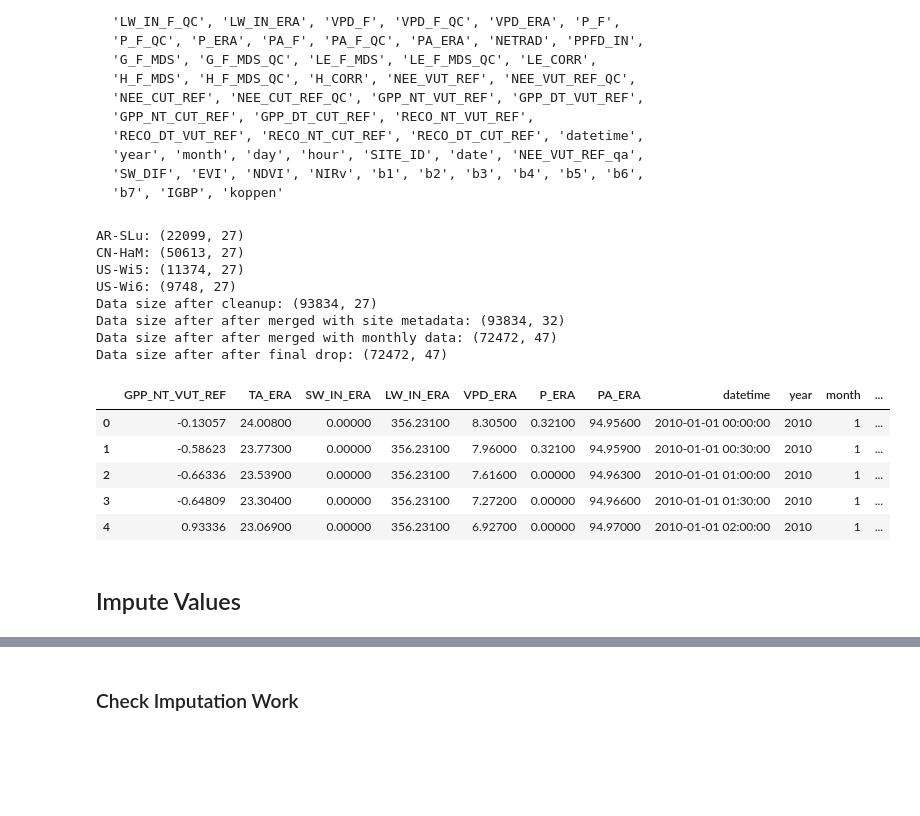
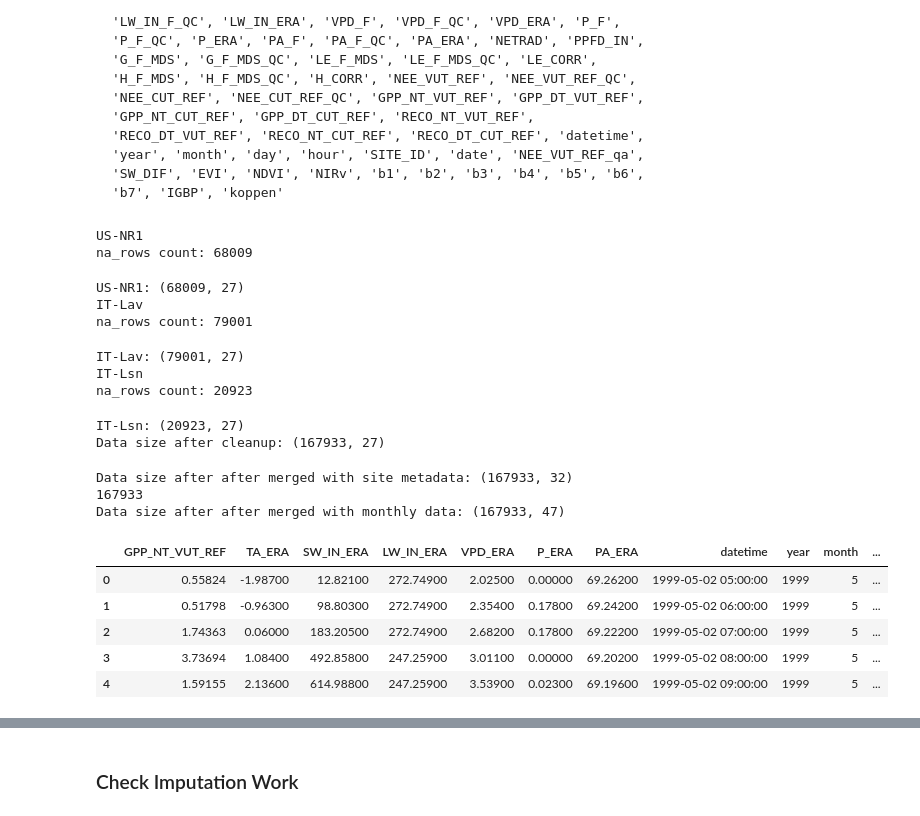
Before and after one commit to jcalz23/co2-flux-hourly-gpp-modeling, a Jupyter notebook: code/src/preprocessing/baseline-data-pipeline-v1-impute.ipynb, the cells around one changed output, grey strips where cells are left out. Saved outputs shown, nothing was run; the diff lists cells and outputs as text; code cells hidden in the pictures; blank space fills up the shorter version.

```diff
--- a/code/src/preprocessing/baseline-data-pipeline-v1-impute.ipynb
+++ b/code/src/preprocessing/baseline-data-pipeline-v1-impute.ipynb
@@ -145,12 +134,13 @@ Name: monthly_data_available, dtype: int64
 # Load site metadata
 included_site_features = ['site_id', 'filename', 'lat', 'long', #'elevation', <---- REMOVED
                           'koppen_sub', 'koppen_main', 'koppen_name',
-                          'c3c4', 'c4_percent']
+                          'c3c4', 'c4_percent', 'monthly_data_available']
 site_metadata_df = pd.read_csv(site_metadata_filename, usecols = included_site_features)
 
 # only focus on target sites
-site_metadata_df = site_metadata_df.loc[site_metadata_df['site_id'].isin(train_sites + test_sites)]
+site_metadata_df = site_metadata_df.loc[(site_metadata_df['site_id'].isin(train_sites + test_sites)) & (site_metadata_df['monthly_data_available']=='Yes'), ]
 print(f"size:{site_metadata_df.shape}")
+site_metadata_df.drop(columns='monthly_data_available', inplace=True)
 site_metadata_df.reset_index(inplace=True, drop=True)
 site_metadata_df
 # %% [output]
@@ -182,7 +159,7 @@ monthly_df = pd.read_csv(monthly_data_filename)
 monthly_df = monthly_df.loc[monthly_df['SITE_ID'].isin(train_sites + test_sites)]
 print(f"size:{monthly_df.shape}")
 monthly_df.reset_index(inplace=True, drop=True)
-monthly_df[['year','month', 'TIMESTAMP']] = monthly_df[['year','month', 'TIMESTAMP']].astype('int')
+monthly_df[['year','month']] = monthly_df[['year','month']].astype('int')
 monthly_df[['MODIS_LC']] = monthly_df[['MODIS_LC']].astype('int')
 monthly_df.head()
 # %% [output]
@@ -214,16 +218,17 @@ All available features from Half=hourly data:
 # %%
-def data_cleanup_new(data_dir, site_id_file_df, target, target_qc, features):
+def data_cleanup_new(data_dir, site_id_file_df, target, target_qc, features, imp_cols, k=5, weights='uniform', n=50000):
   data_df = None
   # qc_flag_dtype = CategoricalDtype([0, 1, 2, 3], ordered=True)
   qc_flags_features = [s for s in features if "_QC" in s]
 
   # Iterate through each site:
-  for i, r in site_id_file_df.iterrows():
+  for i, r in tqdm(site_id_file_df.iterrows()):
     if not r.filename or type(r.filename) != type(""):
       print(f'\nERROR: {r.site_id} is mssing hourly data.')
       continue
 
     # Get only `features` from file
+    print(r.site_id)
     local_filename = data_dir + os.sep + r.filename
     site_df = pd.read_csv(local_filename, usecols = [target, target_qc] + features)
     site_df['datetime'] = pd.to_datetime(site_df['datetime'])
@@ -233,8 +238,11 @@ def data_cleanup_new(data_dir, site_id_file_df, target, target_qc, features):
       site_df[qc_flags_features] = site_df[qc_flags_features].astype('int')
     site_df['site_id'] = r.site_id
 
-    # Remove zero or negative SW <------------- RETHINK LATER
-    site_df.drop(site_df[site_df['SW_IN_ERA'] <= 0].index, inplace = True)
+    # Move from HH to H level
+    site_df = site_df.loc[site_df['datetime'].dt.minute == 0, ].copy()
+
+    # Remove zero or negative SW
+    #site_df.drop(site_df[site_df['SW_IN_ERA'] <= 0].index, inplace = True) #<-------------- REMOVE OR EDIT LOGIC LATER?
 
     # Drop rows with NAs for Target Variable
     site_df.dropna(subset=[target], axis=0, inplace=True)
@@ -244,57 +252,67 @@ def data_cleanup_new(data_dir, site_id_file_df, target, target_qc, features):
     site_df.drop([target_qc], axis=1, inplace=True)
 
     # Drop rows with any NA
-    #site_df.dropna(axis=0, inplace=True) <-------------- REMOVED
+    #site_df.dropna(axis=0, inplace=True)
 
+    # Impute missing values
+    site_df = knn_impute(site_df, imp_cols, k, weights, n) # <------ can use weights='distance' as well
+
+    # Handle DF
     print(f"{r.site_id}: {site_df.shape}")
     if type(data_df) == type(None):
       data_df = site_df
     else:
       data_df = pd.concat([data_df, site_df])
 
+
   return data_df
+# %%
+# Initial data clean and feature selections from raw data
+data_df = data_cleanup_new(raw_data_dir, site_metadata_df[['site_id','filename']],
+                target_variable, target_variable_qc, included_features,
+                knn_imp_cols, k=3, weights='uniform', n=20000)
+print(f"Data size after cleanup: {data_df.shape}")
+# %% [output]
+US-NR1
+na_rows count: 68009
+US-NR1: (68009, 27)
+IT-Lav
+na_rows count: 79001
+IT-Lav: (79001, 27)
+IT-Lsn
+na_rows count: 20923
+IT-Lsn: (20923, 27)
+Data size after cleanup: (167933, 27)
 # %%
-# Initial data clean and feature selections from raw data
-data_df = data_cleanup_new(raw_data_dir, site_metadata_df[['site_id','filename']],
-                  target_variable, target_variable_qc,
-                  included_features)
-print(f"Data size after cleanup: {data_df.shape}")
-
 # Merge with site metadata
 data_df = merge_site_metadata(data_df, site_metadata_df.drop(['filename', 'koppen_main', 'koppen_name'], axis=1))
 print(f"Data size after after merged with site metadata: {data_df.shape}")
 
 # Merge with monthly data
-data_df = data_df.merge(monthly_df.drop(['date', 'TIMESTAMP'], axis=1), how='inner', # <----------------------- CHANGED TO INNER BC MONTHLY DATA ISN'T FOR EVERY SITE (present for 243 out of ~280)
+print(len(data_df))
+data_df = data_df.merge(monthly_df.drop('datetime', axis=1), how='left',
                         left_on =['site_id', 'year', 'month'],
                         right_on=['SITE_ID', 'year', 'month'])
 data_df.drop('SITE_ID', axis=1, inplace=True)
 print(f"Data size after after merged with monthly data: {data_df.shape}")
 
 # Drop rows with NA
 #check_and_drop_na(data_df) # <----------------------------- REMOVED
-print(f"Data size after after final drop: {data_df.shape}")
+#print(f"Data size after after final drop: {data_df.shape}")
 
 #reorder columns
 features = data_df.columns.to_list()
 features.remove(target_variable)
 data_df = data_df[([target_variable] + features)]
 
 display(data_df.head())
 # %% [output]
-AR-SLu: (22099, 27)
-CN-HaM: (50613, 27)
-US-Wi5: (11374, 27)
-US-Wi6: (9748, 27)
-Data size after cleanup: (93834, 27)
-Data size after after merged with site metadata: (93834, 32)
-Data size after after merged with monthly data: (72472, 47)
-Data size after after final drop: (72472, 47)
+Data size after after merged with site metadata: (167933, 32)
+167933
+Data size after after merged with monthly data: (167933, 47)
 |  | GPP_NT_VUT_REF | TA_ERA | SW_IN_ERA | LW_IN_ERA | VPD_ERA | P_ERA | PA_ERA | datetime | year | month | ... |
-| 0 | -0.13057 | 24.00800 | 0.00000 | 356.23100 | 8.30500 | 0.32100 | 94.95600 | 2010-01-01 00:00:00 | 2010 | 1 | ... |
-| 1 | -0.58623 | 23.77300 | 0.00000 | 356.23100 | 7.96000 | 0.32100 | 94.95900 | 2010-01-01 00:30:00 | 2010 | 1 | ... |
-| 2 | -0.66336 | 23.53900 | 0.00000 | 356.23100 | 7.61600 | 0.00000 | 94.96300 | 2010-01-01 01:00:00 | 2010 | 1 | ... |
-| 3 | -0.64809 | 23.30400 | 0.00000 | 356.23100 | 7.27200 | 0.00000 | 94.96600 | 2010-01-01 01:30:00 | 2010 | 1 | ... |
-| 4 | 0.93336 | 23.06900 | 0.00000 | 356.23100 | 6.92700 | 0.00000 | 94.97000 | 2010-01-01 02:00:00 | 2010 | 1 | ... |
+| 0 | 0.55824 | -1.98700 | 12.82100 | 272.74900 | 2.02500 | 0.00000 | 69.26200 | 1999-05-02 05:00:00 | 1999 | 5 | ... |
+| 1 | 0.51798 | -0.96300 | 98.80300 | 272.74900 | 2.35400 | 0.17800 | 69.24200 | 1999-05-02 06:00:00 | 1999 | 5 | ... |
+| 2 | 1.74363 | 0.06000 | 183.20500 | 272.74900 | 2.68200 | 0.17800 | 69.22200 | 1999-05-02 07:00:00 | 1999 | 5 | ... |
+| 3 | 3.73694 | 1.08400 | 492.85800 | 247.25900 | 3.01100 | 0.00000 | 69.20200 | 1999-05-02 08:00:00 | 1999 | 5 | ... |
+| 4 | 1.59155 | 2.13600 | 614.98800 | 247.25900 | 3.53900 | 0.02300 | 69.19600 | 1999-05-02 09:00:00 | 1999 | 5 | ... |
-# %% [markdown]
-## Impute Values
```
Also changed, not shown: parts of 22 cells of this notebook, 8 other files.
